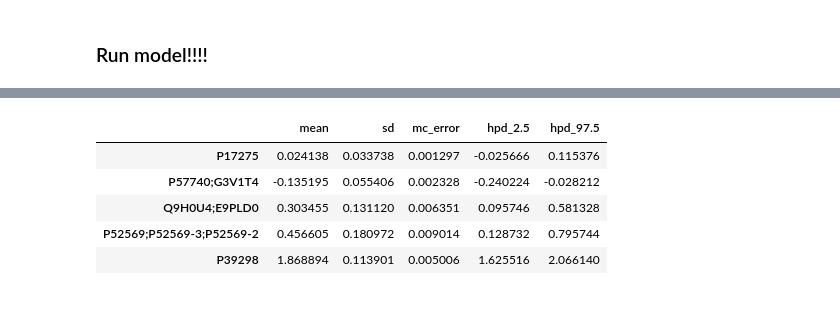
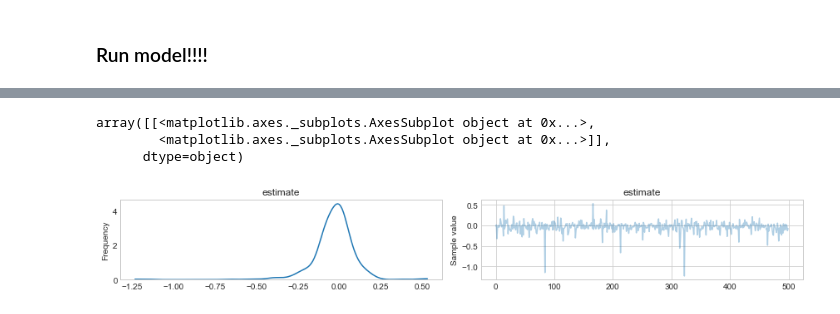
Before and after one commit to antortjim/Thesis-Code, a Jupyter notebook: model/Model.ipynb, the cells around one changed output, grey strips where cells are left out. Cells and saved outputs as stored; diff of their text form; code cells hidden in the pictures.

```diff
--- a/model/Model.ipynb
+++ b/model/Model.ipynb
@@ -336,6 +470,11 @@ plt.savefig("plots/posteriors/{}_advi.png".format(p))
 # %%
-pm.traceplot(trace_nuts, varnames=["estimate"])
+# pm.traceplot(trace_nuts, varnames=["estimate"])
 pm.traceplot(trace_advi, varnames=["estimate"])
+# %% [output]
+array([[<matplotlib.axes._subplots.AxesSubplot object at 0x...>,
+        <matplotlib.axes._subplots.AxesSubplot object at 0x...>]],
+      dtype=object)
+[figure, added]
 # %%
 from pymc3 import sample_ppc
 with model:
@@ -381,10 +499,0 @@ RSqM.to_csv("data/RSqM.tsv", sep = "\t")
-# %%
-RSqM = pd.read_csv("data/RSqM.tsv", sep = "\t", index_col=0)
-RSqM.head()
-# %% [output]
-|  | mean | sd | mc_error | hpd_2.5 | hpd_97.5 |
-| P17275 | 0.024138 | 0.033738 | 0.001297 | -0.025666 | 0.115376 |
-| P57740;G3V1T4 | -0.135195 | 0.055406 | 0.002328 | -0.240224 | -0.028212 |
-| Q9H0U4;E9PLD0 | 0.303455 | 0.131120 | 0.006351 | 0.095746 | 0.581328 |
-| P52569;P52569-3;P52569-2 | 0.456605 | 0.180972 | 0.009014 | 0.128732 | 0.795744 |
-| P39298 | 1.868894 | 0.113901 | 0.005006 | 1.625516 | 2.066140 |
```
Also changed, not shown: parts of 33 cells of this notebook, 5 other files.
